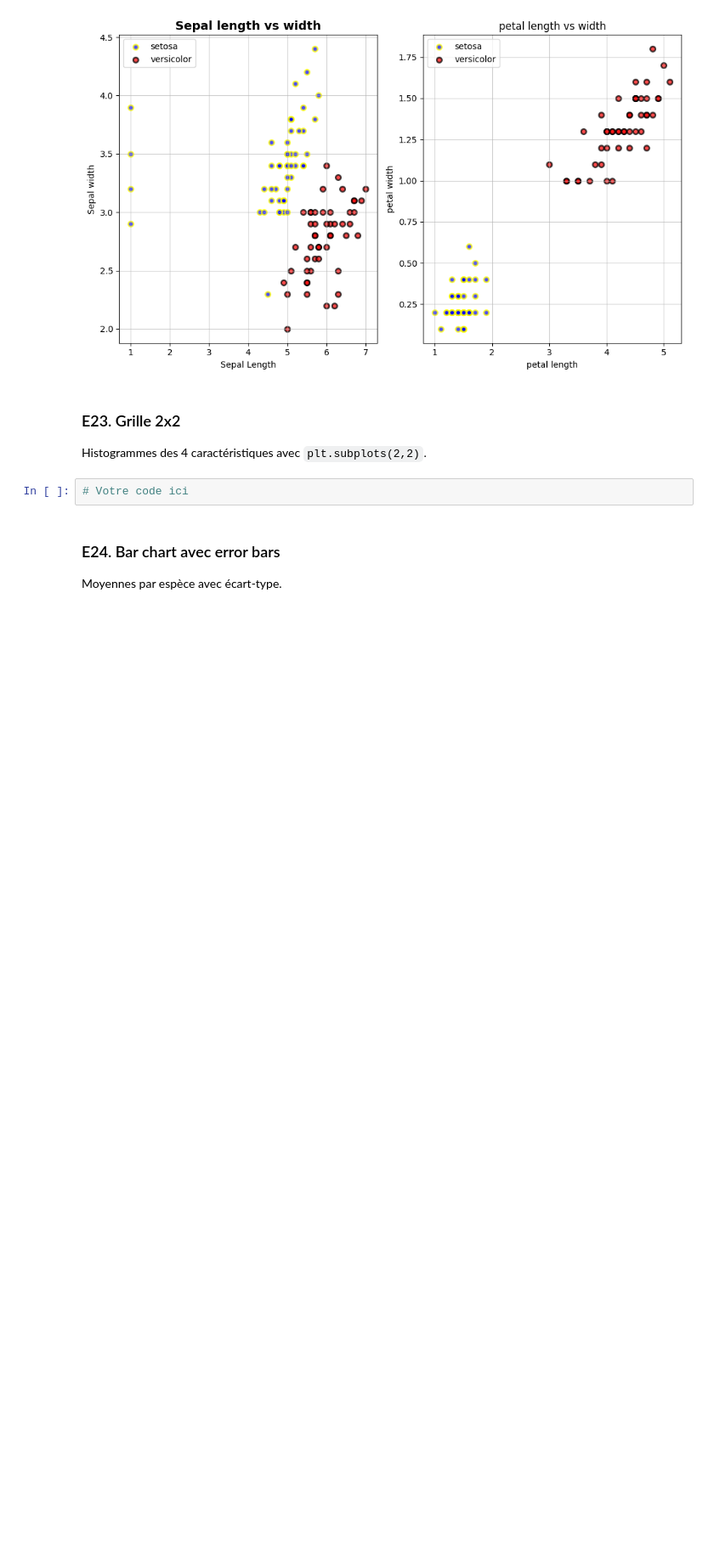
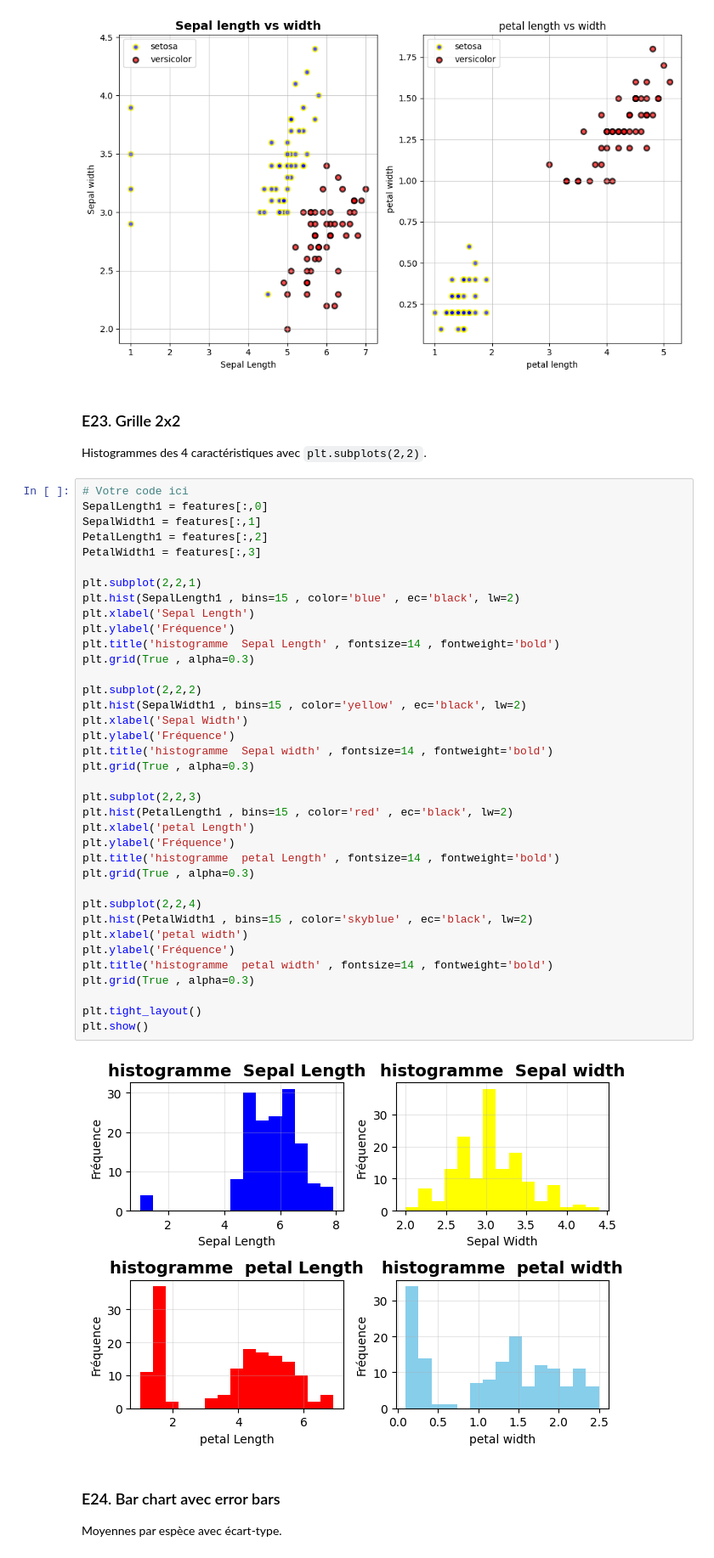
Before and after one commit to USMS-FPK-IA-GI-2025/controle-01-numpy-and-matplotlib-iris-YoussefDIDI79, a Jupyter notebook: notebooks/controle_numpy_matplotlib.ipynb, the cells around one changed output. Shown: that part at 85% size. Cells and saved outputs as stored; diff of their text form; blank space fills up the shorter version.

```diff
--- a/notebooks/controle_numpy_matplotlib.ipynb
+++ b/notebooks/controle_numpy_matplotlib.ipynb
@@ -426,8 +426,45 @@ plt.show()
 # %% [markdown]
 ### E23. Grille 2x2
 Histogrammes des 4 caractéristiques avec `plt.subplots(2,2)`.
-# %%
-# Votre code ici
+# %%
+# Votre code ici
+SepalLength1 = features[:,0]
+SepalWidth1 = features[:,1]
+PetalLength1 = features[:,2]
+PetalWidth1 = features[:,3]
+
+plt.subplot(2,2,1)
+plt.hist(SepalLength1 , bins=15 , color='blue' , ec='black', lw=2)
+plt.xlabel('Sepal Length')
+plt.ylabel('Fréquence')
+plt.title('histogramme  Sepal Length' , fontsize=14 , fontweight='bold')
+plt.grid(True , alpha=0.3)
+
+plt.subplot(2,2,2)
+plt.hist(SepalWidth1 , bins=15 , color='yellow' , ec='black', lw=2)
+plt.xlabel('Sepal Width')
+plt.ylabel('Fréquence')
+plt.title('histogramme  Sepal width' , fontsize=14 , fontweight='bold')
+plt.grid(True , alpha=0.3)
+
+plt.subplot(2,2,3)
+plt.hist(PetalLength1 , bins=15 , color='red' , ec='black', lw=2)
+plt.xlabel('petal Length')
+plt.ylabel('Fréquence')
+plt.title('histogramme  petal Length' , fontsize=14 , fontweight='bold')
+plt.grid(True , alpha=0.3)
+
+plt.subplot(2,2,4)
+plt.hist(PetalWidth1 , bins=15 , color='skyblue' , ec='black', lw=2)
+plt.xlabel('petal width')
+plt.ylabel('Fréquence')
+plt.title('histogramme  petal width' , fontsize=14 , fontweight='bold')
+plt.grid(True , alpha=0.3)
+
+plt.tight_layout()
+plt.show()
+# %% [output]
+[figure, added]
 # %% [markdown]
 ### E24. Bar chart avec error bars
 Moyennes par espèce avec écart-type.
```
Also changed, not shown: parts of 8 cells of this notebook.
